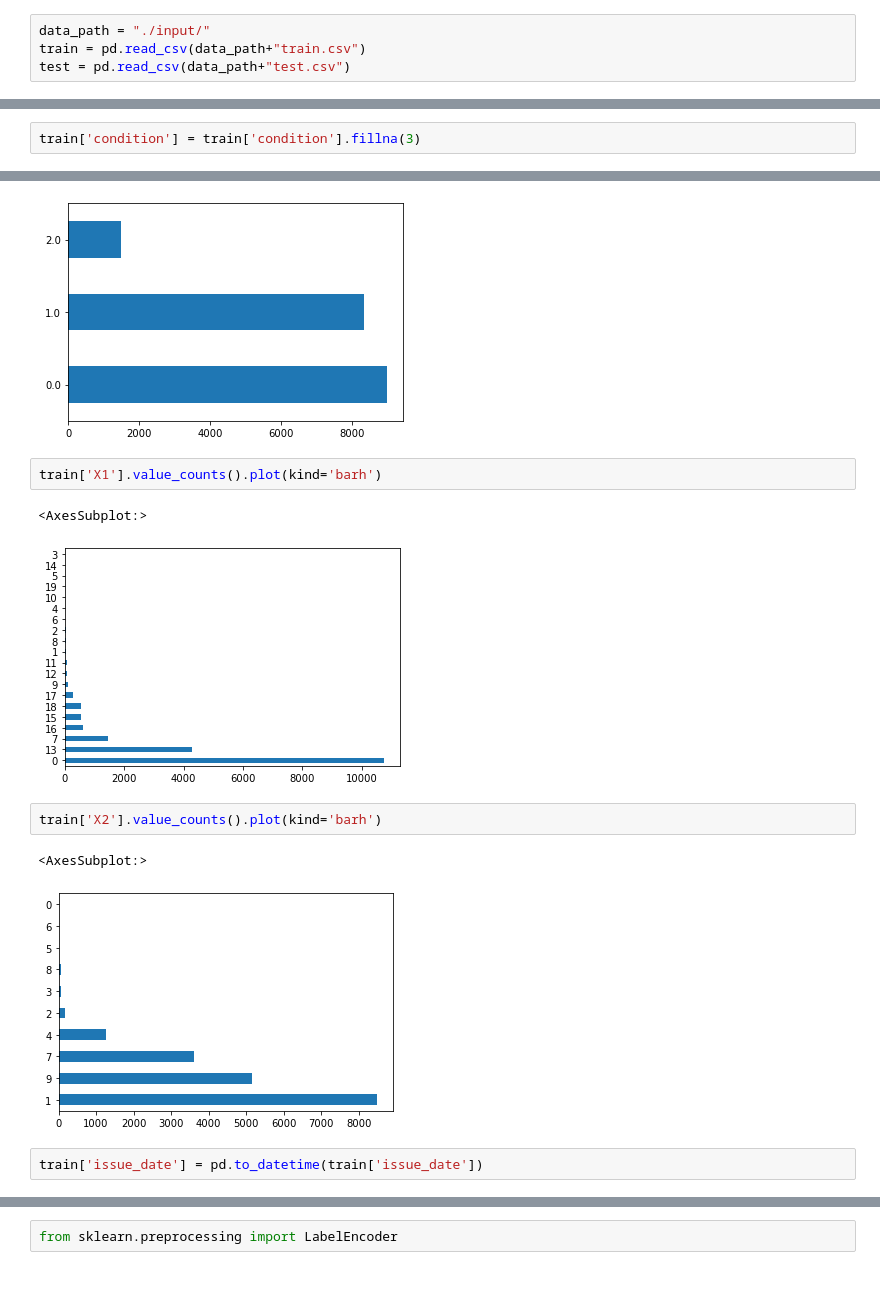
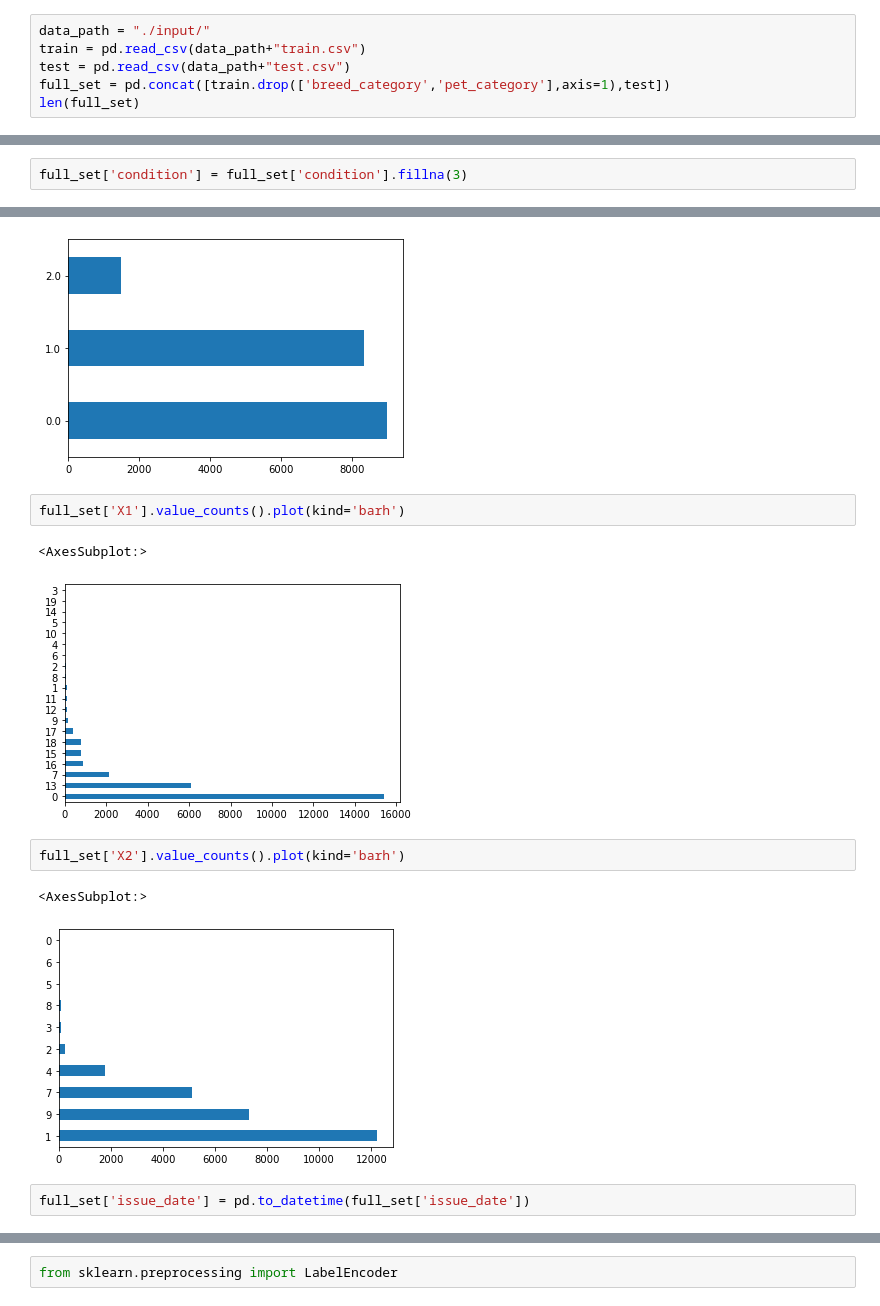
Before and after one commit to kaushikdayalan/hackerearth-adopt-a-buddy, a Jupyter notebook: pet-adoption.ipynb, the cells around one changed output, grey strips where cells are left out. Drawn from its saved outputs; the diff is of its cells as text.

Commit message:
cleaned train and test

```diff
--- a/pet-adoption.ipynb
+++ b/pet-adoption.ipynb
@@ -7,3 +7,5 @@ import matplotlib.pyplot as plt
 data_path = "./input/"
 train = pd.read_csv(data_path+"train.csv")
 test = pd.read_csv(data_path+"test.csv")
+full_set = pd.concat([train.drop(['breed_category','pet_category'],axis=1),test])
+len(full_set)
@@ -26,5 +30,5 @@ test.head()
 | 3 | ANSL_67171 | 2015-02-13 00:00:00 | 2018-04-06 07:25:00 | 1.0 | Black | 0.29 | 8.46 | 7 | 1 |
 | 4 | ANSL_72871 | 2017-01-18 00:00:00 | 2018-04-26 13:42:00 | 1.0 | Brown | 0.71 | 30.92 | 0 | 7 |
 # %%
-train['condition'] = train['condition'].fillna(3)
+full_set['condition'] = full_set['condition'].fillna(3)
 # %%
@@ -47,15 +51,15 @@ train['breed_category'].value_counts().plot(kind='barh')
 <AxesSubplot:>
 [figure]
 # %%
-train['X1'].value_counts().plot(kind='barh')
+full_set['X1'].value_counts().plot(kind='barh')
 # %% [output]
 <AxesSubplot:>
-[figure, old version]
+[figure, new version]
 # %%
-train['X2'].value_counts().plot(kind='barh')
+full_set['X2'].value_counts().plot(kind='barh')
 # %% [output]
 <AxesSubplot:>
-[figure, old version]
+[figure, new version]
 # %%
-train['issue_date'] = pd.to_datetime(train['issue_date'])
+full_set['issue_date'] = pd.to_datetime(full_set['issue_date'])
 # %%
```
Also changed, not shown: parts of 22 cells of this notebook, 1 other file.
